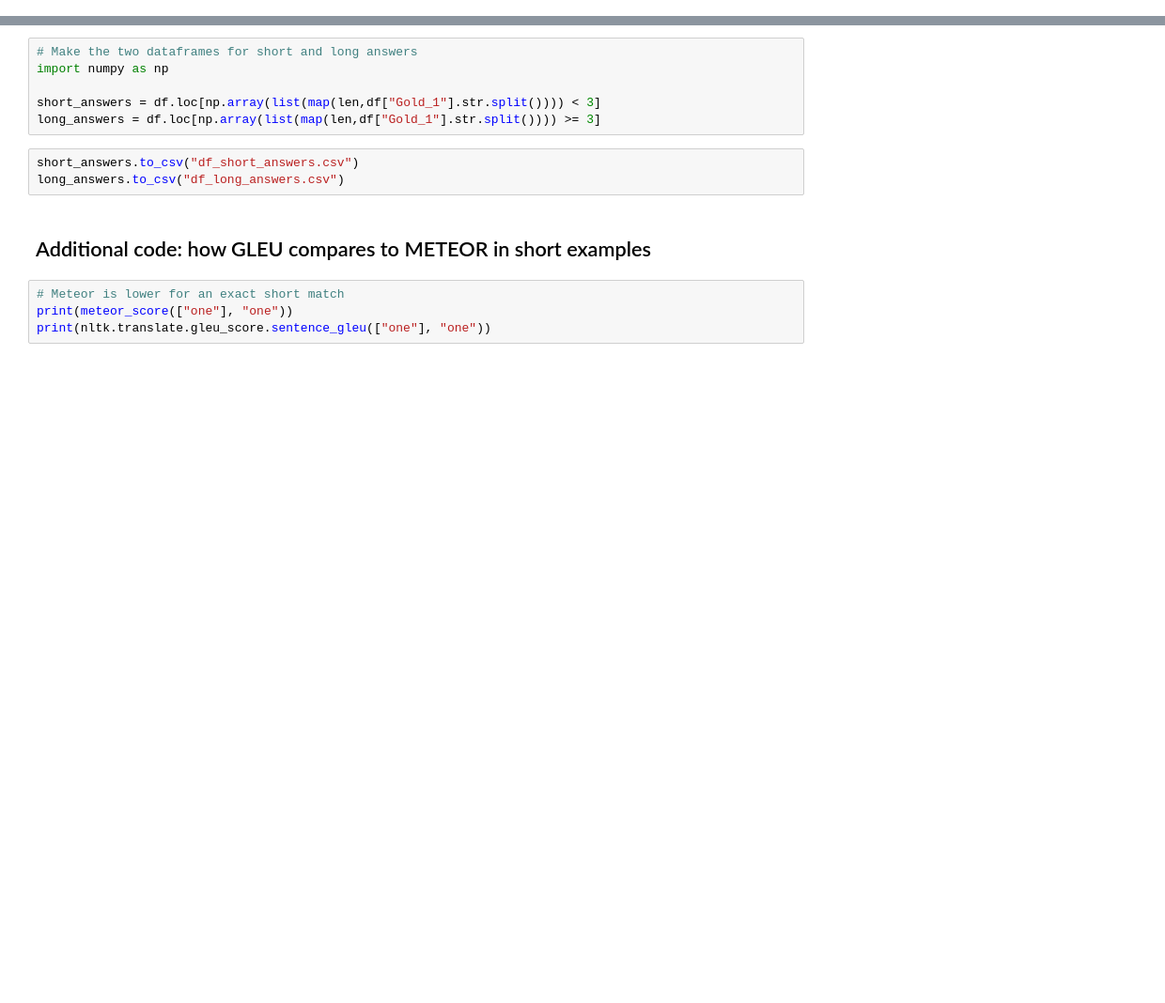
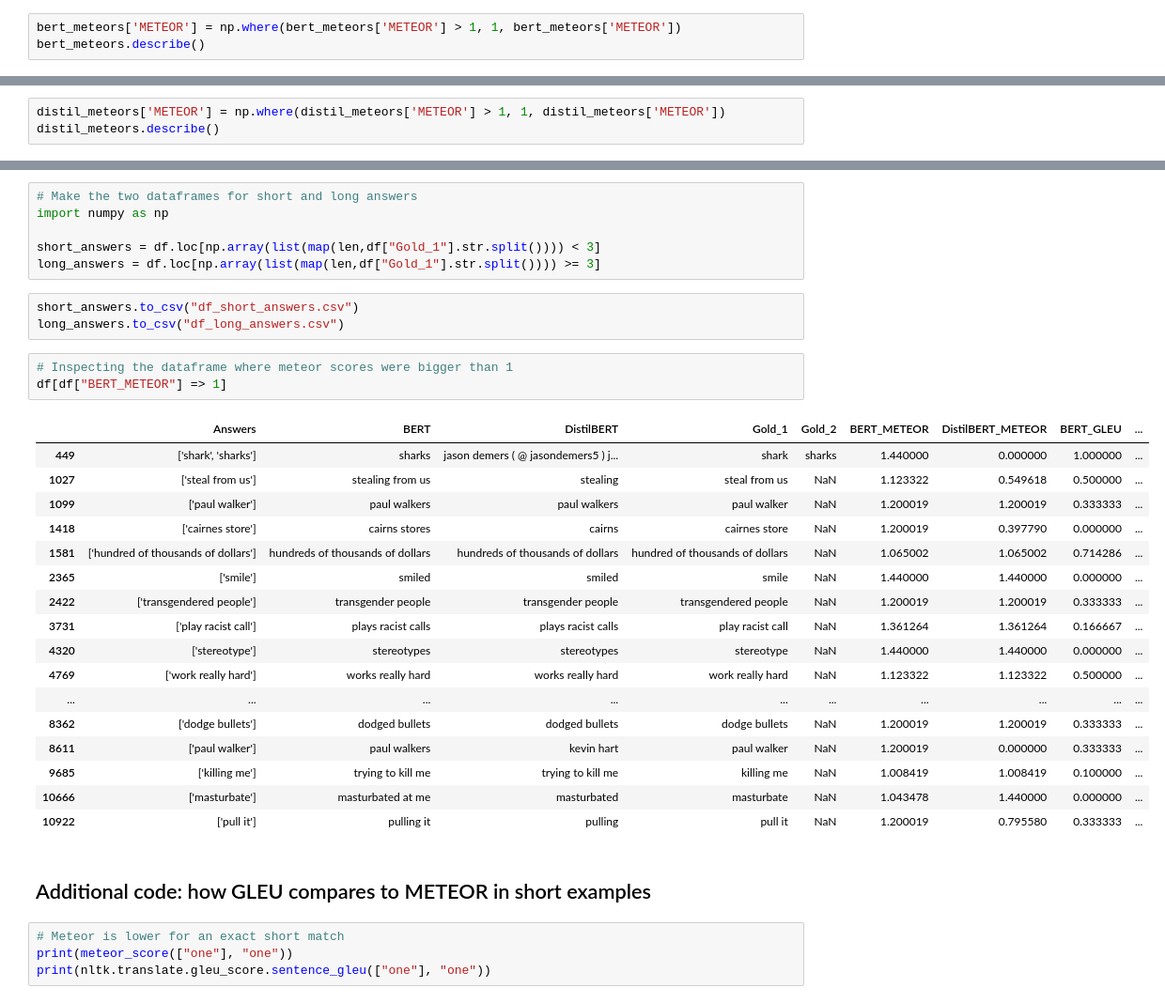
Before and after one commit to anitakurm/data-science-bert, a Jupyter notebook: Evaluation.ipynb, the cells around one changed output, grey strips where cells are left out. Shown: that part at 94% size. Saved outputs shown, nothing was run; the diff lists cells and outputs as text; blank space fills up the shorter version.

Commit message:
Fixed METEOR scores > 1

```diff
--- a/Evaluation.ipynb
+++ b/Evaluation.ipynb
@@ -696,0 +687,3 @@ distil_meteors.describe()
+# %%
+bert_meteors['METEOR'] = np.where(bert_meteors['METEOR'] > 1, 1, bert_meteors['METEOR'])
+bert_meteors.describe()
@@ -696,0 +700,3 @@ distil_meteors.describe()
+# %%
+distil_meteors['METEOR'] = np.where(distil_meteors['METEOR'] > 1, 1, distil_meteors['METEOR'])
+distil_meteors.describe()
@@ -758,6 +774,27 @@ long_answers = df.loc[np.array(list(map(len,df["Gold_1"].str.split()))) >= 3]
 # %%
 short_answers.to_csv("df_short_answers.csv")
 long_answers.to_csv("df_long_answers.csv")
+# %%
+# Inspecting the dataframe where meteor scores were bigger than 1
+df[df["BERT_METEOR"] => 1]
+# %% [output]
+|  | Answers | BERT | DistilBERT | Gold_1 | Gold_2 | BERT_METEOR | DistilBERT_METEOR | BERT_GLEU | ... |
+| 449 | ['shark', 'sharks'] | sharks | jason demers ( @ jasondemers5 ) j... | shark | sharks | 1.440000 | 0.000000 | 1.000000 | ... |
+| 1027 | ['steal from us'] | stealing from us | stealing | steal from us | NaN | 1.123322 | 0.549618 | 0.500000 | ... |
+| 1099 | ['paul walker'] | paul walkers | paul walkers | paul walker | NaN | 1.200019 | 1.200019 | 0.333333 | ... |
+| 1418 | ['cairnes store'] | cairns stores | cairns | cairnes store | NaN | 1.200019 | 0.397790 | 0.000000 | ... |
+| 1581 | ['hundred of thousands of dollars'] | hundreds of thousands of dollars | hundreds of thousands of dollars | hundred of thousands of dollars | NaN | 1.065002 | 1.065002 | 0.714286 | ... |
+| 2365 | ['smile'] | smiled | smiled | smile | NaN | 1.440000 | 1.440000 | 0.000000 | ... |
+| 2422 | ['transgendered people'] | transgender people | transgender people | transgendered people | NaN | 1.200019 | 1.200019 | 0.333333 | ... |
+| 3731 | ['play racist call'] | plays racist calls | plays racist calls | play racist call | NaN | 1.361264 | 1.361264 | 0.166667 | ... |
+| 4320 | ['stereotype'] | stereotypes | stereotypes | stereotype | NaN | 1.440000 | 1.440000 | 0.000000 | ... |
+| 4769 | ['work really hard'] | works really hard | works really hard | work really hard | NaN | 1.123322 | 1.123322 | 0.500000 | ... |
+| ... | ... | ... | ... | ... | ... | ... | ... | ... | ... |
+| 8362 | ['dodge bullets'] | dodged bullets | dodged bullets | dodge bullets | NaN | 1.200019 | 1.200019 | 0.333333 | ... |
+| 8611 | ['paul walker'] | paul walkers | kevin hart | paul walker | NaN | 1.200019 | 0.000000 | 0.333333 | ... |
+| 9685 | ['killing me'] | trying to kill me | trying to kill me | killing me | NaN | 1.008419 | 1.008419 | 0.100000 | ... |
+| 10666 | ['masturbate'] | masturbated at me | masturbated | masturbate | NaN | 1.043478 | 1.440000 | 0.000000 | ... |
+| 10922 | ['pull it'] | pulling it | pulling | pull it | NaN | 1.200019 | 0.795580 | 0.333333 | ... |
 # %% [markdown]
 ## Additional code: how GLEU compares to METEOR in short examples
 # %%
```
Also changed, not shown: parts of 5 cells of this notebook.
